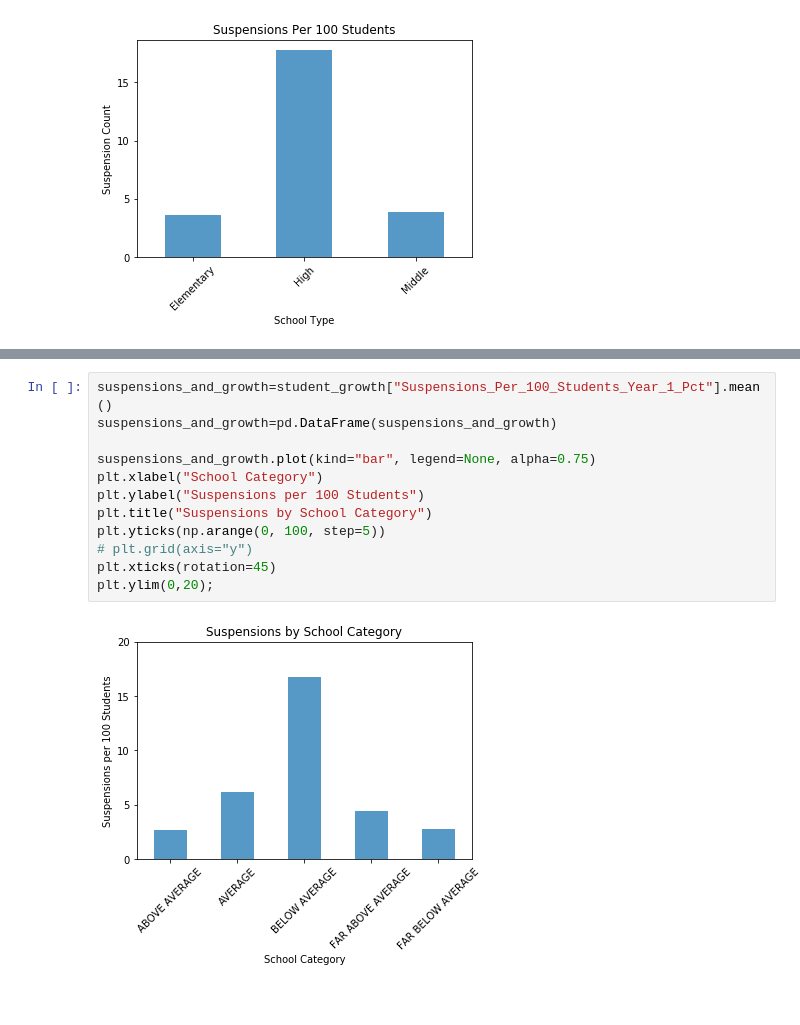
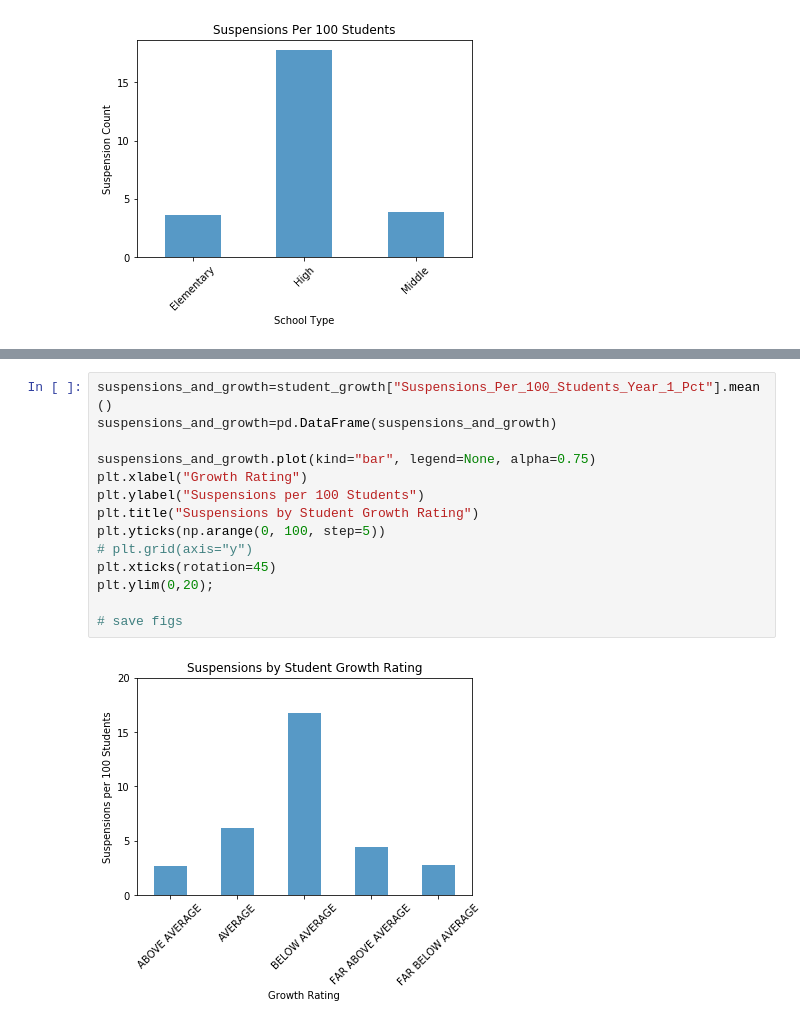
Before and after one commit to sjricketts/cps_success, a Jupyter notebook: cleaning_code.ipynb, the cells around one changed output, grey strips where cells are left out. Saved outputs shown, nothing was run; the diff lists cells and outputs as text.

```diff
--- a/cleaning_code.ipynb
+++ b/cleaning_code.ipynb
@@ -141,14 +141,16 @@ plt.ylim(50,97);
 # %%
 suspensions_and_growth=student_growth["Suspensions_Per_100_Students_Year_1_Pct"].mean()
 suspensions_and_growth=pd.DataFrame(suspensions_and_growth)
 
 suspensions_and_growth.plot(kind="bar", legend=None, alpha=0.75)
-plt.xlabel("School Category")
+plt.xlabel("Growth Rating")
 plt.ylabel("Suspensions per 100 Students")
-plt.title("Suspensions by School Category")
+plt.title("Suspensions by Student Growth Rating")
 plt.yticks(np.arange(0, 100, step=5))
 # plt.grid(axis="y")
 plt.xticks(rotation=45)
 plt.ylim(0,20);
+
+# save figs
 # %% [output]
-[figure, old version]
+[figure, new version]
```
Also changed, not shown: parts of 6 cells of this notebook.
